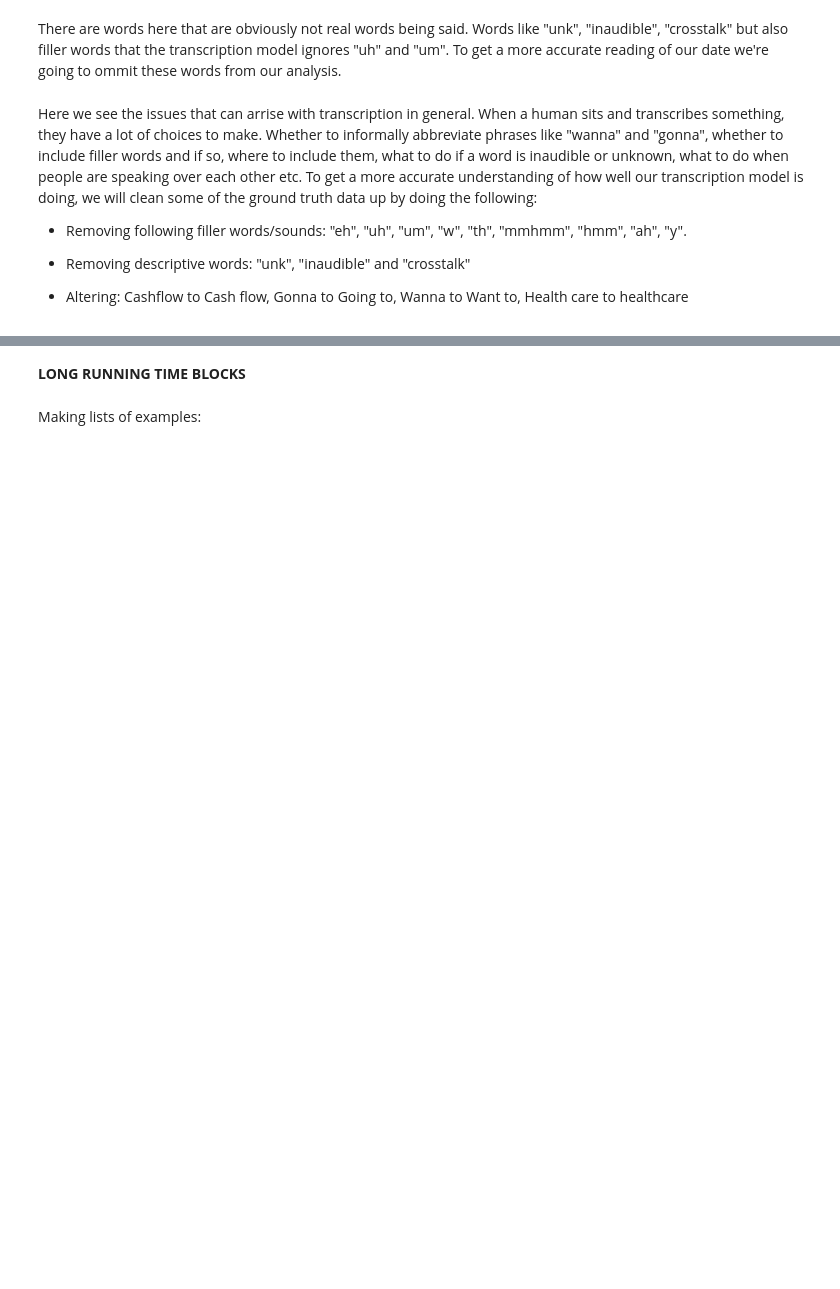
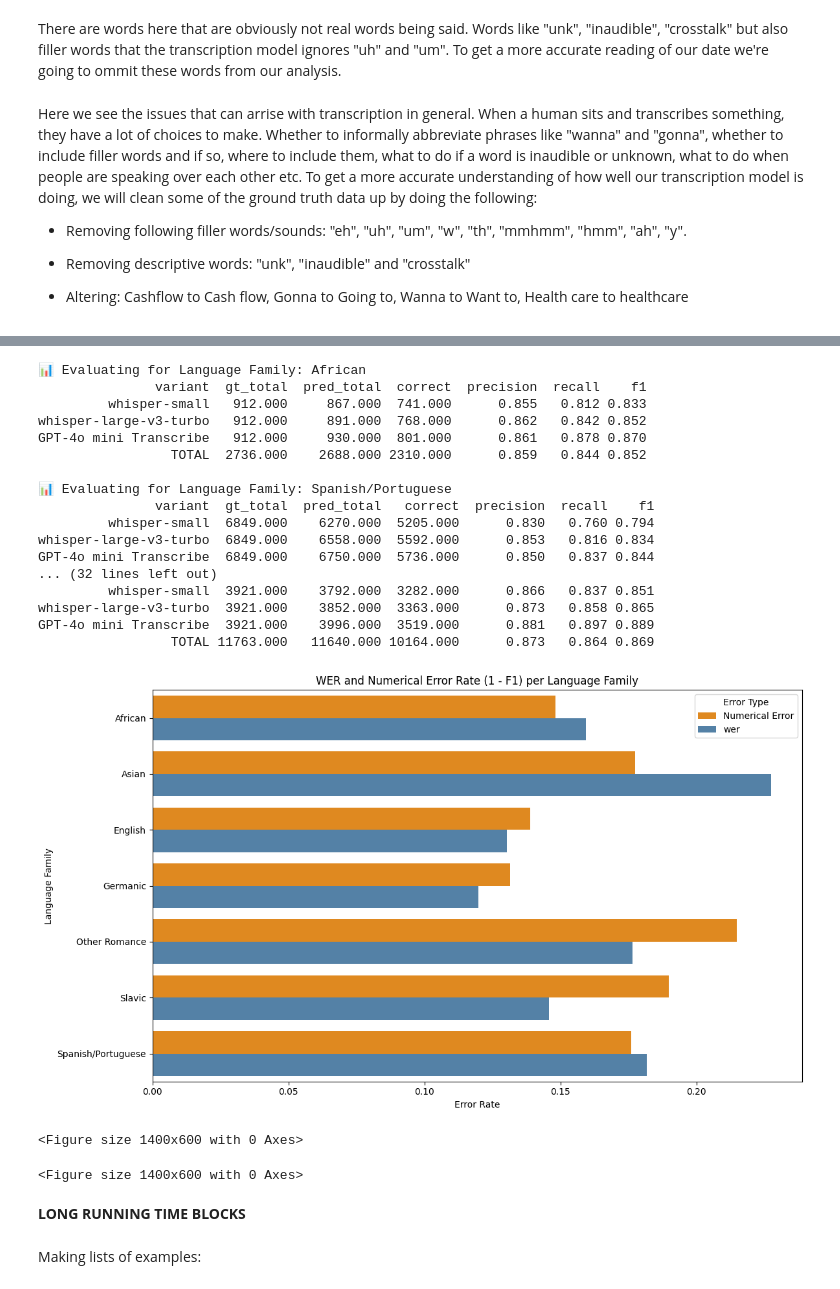
Before and after one commit to MakkerW/Thesis, a Jupyter notebook: Metrics.ipynb, the cells around one changed output, grey strips where cells are left out. Cells and saved outputs as stored; diff of their text form; code cells hidden in the pictures; blank space fills up the shorter version.

```diff
--- a/Metrics.ipynb
+++ b/Metrics.ipynb
@@ -816,3 +950,83 @@ GPT-4o mini Transcribe 27988.000   27183.000 23619.000      0.869   0.844 0.856
+# %%
+metadata = pd.read_csv("metadata_22.csv")
+metadata = metadata.rename(columns={"File ID": "folder"})
+
+df_22 = df_22.merge(metadata[["folder", "Language Family + Area Based"]], on="folder", how="left")
+df_22 = df_22.rename(columns={"Language Family + Area Based": "Language Family"})
+# %%
+# Merge language family into df_paths_22
+df_paths_22 = df_paths_22.merge(df_22[["folder", "Language Family"]], on="folder", how="left")
+
+# Store per-family evaluation results
+all_results = []
+
+# Loop through each family and evaluate
+for family in df_paths_22["Language Family"].dropna().unique():
+    df_subset = df_paths_22[df_paths_22["Language Family"] == family].copy()
+    print(f"\n📊 Evaluating for Language Family: {family}")
+
+    result = evaluate_contextual_number_accuracy(df_subset)
+    result["Language Family"] = family
+    all_results.append(result)
+
+# Combine results
+df_family_results = pd.concat(all_results, ignore_index=True)
+
+# Filter only total rows
+df_totals = df_family_results[df_family_results["variant"] == "TOTAL"]
+
+# Merge in WER from df_22
+wer_means = df_22.groupby("Language Family")["wer"].mean().reset_index()
+df_plot = df_totals.merge(wer_means, on="Language Family")
+
+df_plot["Numerical Error"] = 1 - df_plot["f1"]
+
+# Melt the DataFrame to long format for Seaborn
+df_long = df_plot.melt(
+    id_vars="Language Family",
+    value_vars=["wer", "Numerical Error"],
+    var_name="Error Type",
+    value_name="Error Rate"
+)
+
+# Plot
+plt.figure(figsize=(12, 7))
+sns.barplot(
+    data=df_long.sort_values(["Language Family", "Error Type"]),
+    x="Error Rate",
+    y="Language Family",
+    hue="Error Type",
+    palette={"wer": "steelblue", "Numerical Error": "darkorange"}
+)
+
+plt.title("WER and Numerical Error Rate (1 - F1) per Language Family")
+plt.xlabel("Error Rate")
+plt.ylabel("Language Family")
+plt.legend(title="Error Type")
+plt.tight_layout()
+plt.show()
+plt.figure(figsize=(14, 6))
+# %% [output]
+📊 Evaluating for Language Family: African
+               variant  gt_total  pred_total  correct  precision  recall    f1
+         whisper-small   912.000     867.000  741.000      0.855   0.812 0.833
+whisper-large-v3-turbo   912.000     891.000  768.000      0.862   0.842 0.852
+GPT-4o mini Transcribe   912.000     930.000  801.000      0.861   0.878 0.870
+                 TOTAL  2736.000    2688.000 2310.000      0.859   0.844 0.852
+
+📊 Evaluating for Language Family: Spanish/Portuguese
+               variant  gt_total  pred_total   correct  precision  recall    f1
+         whisper-small  6849.000    6270.000  5205.000      0.830   0.760 0.794
+whisper-large-v3-turbo  6849.000    6558.000  5592.000      0.853   0.816 0.834
+GPT-4o mini Transcribe  6849.000    6750.000  5736.000      0.850   0.837 0.844
+... (32 lines left out)
+         whisper-small  3921.000    3792.000  3282.000      0.866   0.837 0.851
+whisper-large-v3-turbo  3921.000    3852.000  3363.000      0.873   0.858 0.865
+GPT-4o mini Transcribe  3921.000    3996.000  3519.000      0.881   0.897 0.889
+                 TOTAL 11763.000   11640.000 10164.000      0.873   0.864 0.869
+[figure, added]
+<Figure size 1400x600 with 0 Axes>
+<Figure size 1400x600 with 0 Axes>
 # %% [markdown]
 **LONG RUNNING TIME BLOCKS**
 # %% [markdown]
```
Also changed, not shown: parts of 12 cells of this notebook, 2 other files.
